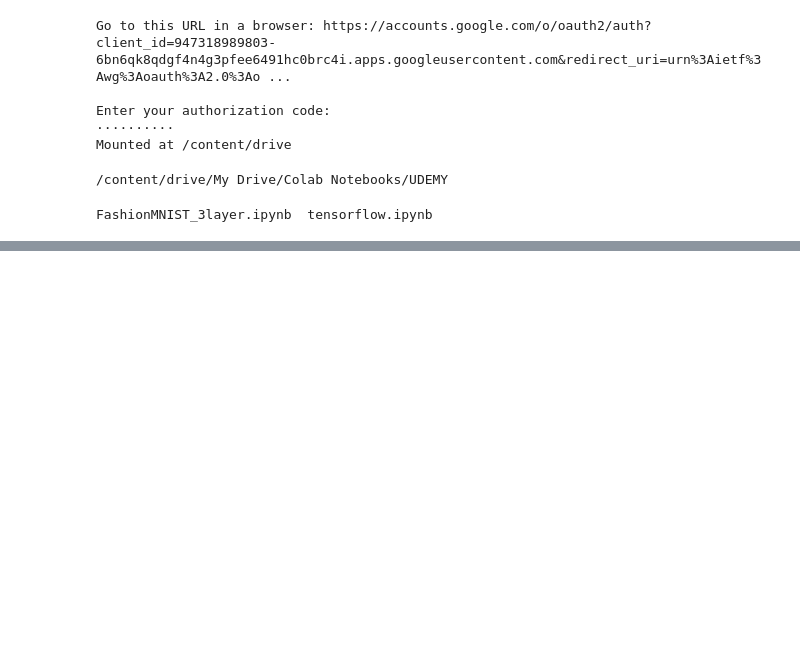
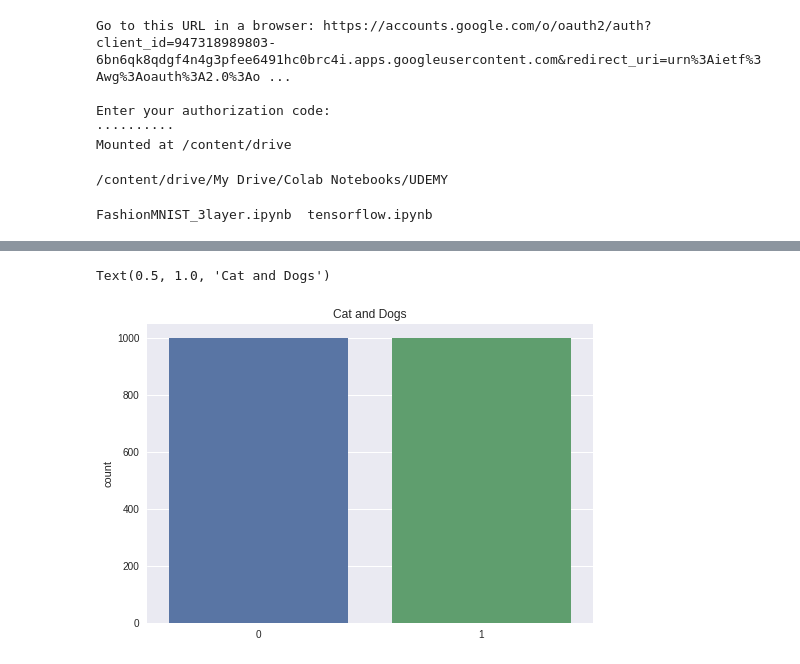
Before and after one commit to daikichiba9511/study_log, a Jupyter notebook: tensorflow.ipynb, the cells around one changed output, grey strips where cells are left out. Saved outputs shown, nothing was run; the diff lists cells and outputs as text; code cells hidden in the pictures; blank space fills up the shorter version.

Commit message:
learn_tensorflow_kaggle

```diff
--- a/tensorflow.ipynb
+++ b/tensorflow.ipynb
@@ -237,0 +299,16 @@ FashionMNIST_3layer.ipynb  tensorflow.ipynb
+# %%
+#ファイルパスを後で取り出しやすいように指定しておく
+TRAIN_DIR='./kaggle/dogs-cats-input/train'
+TEST_DIR ='./kaggle/dogs-cats-input/test'
+
+ROWS=64
+COLS=64
+CHANNELS=3
+
+train_images=[TRAIN_DIR +'/'+ i for i in os.listdir(TRAIN_DIR)] # use this for full data
+
+train_dogs =   [TRAIN_DIR +'/'+ i for i in os.listdir(TRAIN_DIR) if 'dog' in i ]
+#iのなかにdogの文字列があれば 、条件にあう奴をTRAIN_DIRからlist変数に格納
+train_cats =    [TRAIN_DIR+'/' + i for i in os.listdir(TRAIN_DIR) if 'cat' in i ]
+
+test_images=[TEST_DIR+'/'+i for i in os.listdir(TEST_DIR)]
@@ -237,0 +327,5 @@ FashionMNIST_3layer.ipynb  tensorflow.ipynb
+# %%
+#listのスライス処理
+train_images = train_dogs[:1000] + train_cats[:1000]
+random.shuffle(train_images)
+test_images = test_images[:25]
@@ -237,0 +387,8 @@ FashionMNIST_3layer.ipynb  tensorflow.ipynb
+# %%
+#犬なら１ネコなら０
+labels=[]
+for i in train_images:
+  if 'dog.'in i :
+    labels.append(1)
+  else:
+    labels.append(0)
@@ -237,0 +413,6 @@ FashionMNIST_3layer.ipynb  tensorflow.ipynb
+# %%
+sns.countplot(labels)
+plt.title('Cat and Dogs')
+# %% [output]
+Text(0.5, 1.0, 'Cat and Dogs')
+[figure, added]
```
Also changed, not shown: parts of 32 cells of this notebook.
